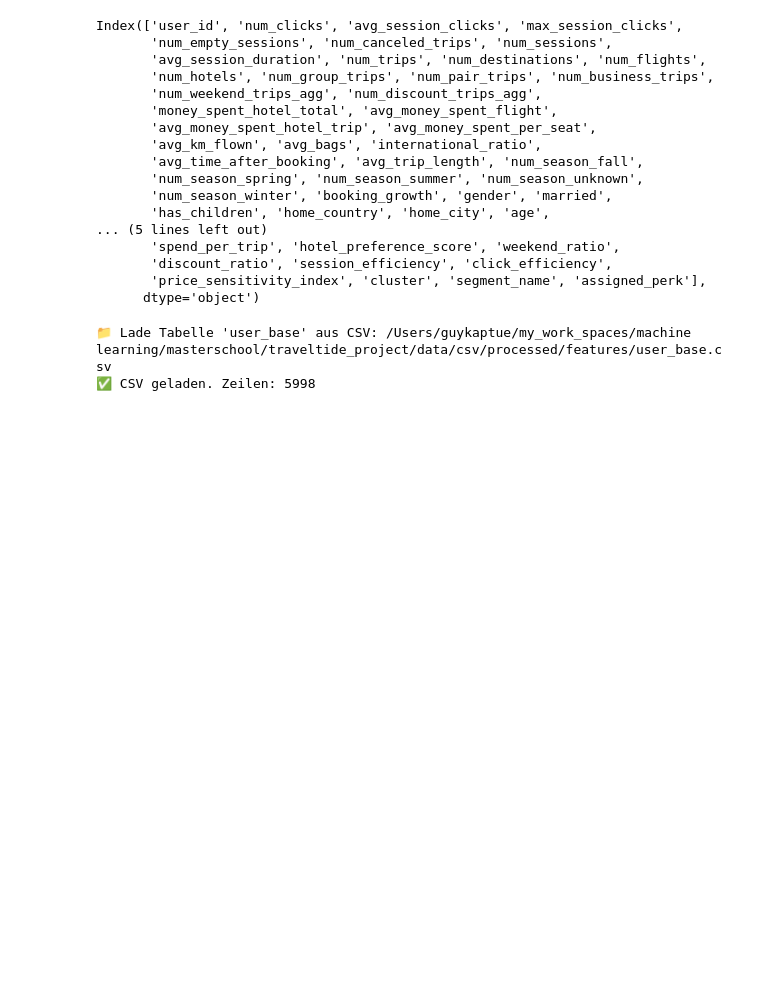
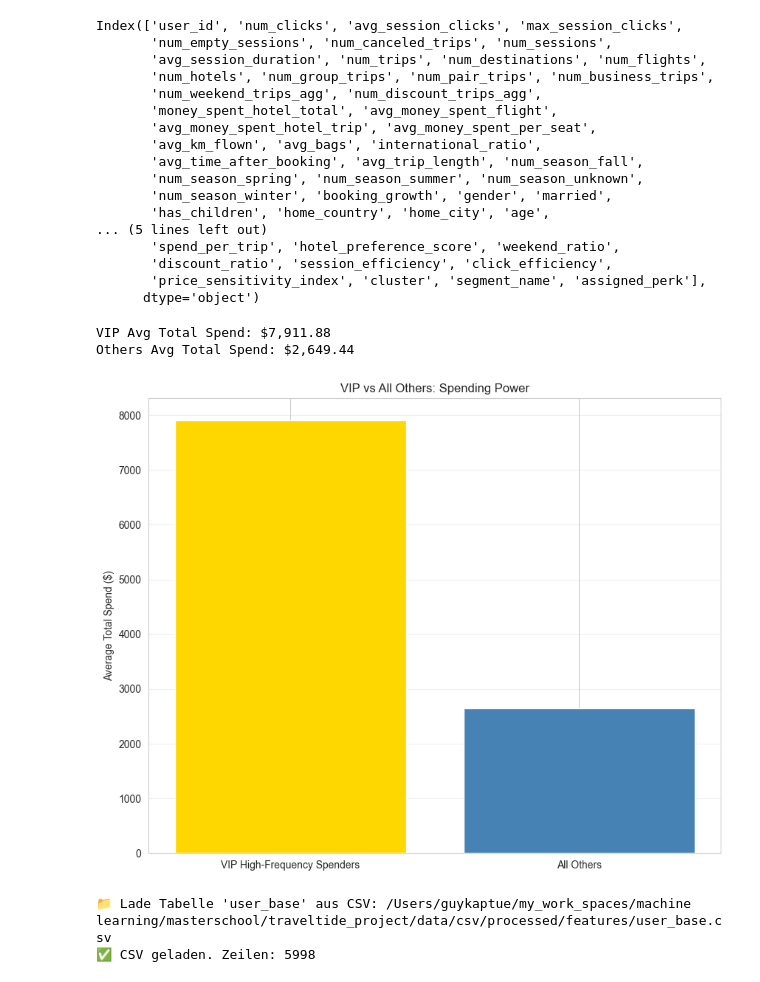
Before and after one commit to GuyKaptue/traveltide_project, a Jupyter notebook: notebooks/segments/ml_model/ml_cluster_analyzer.ipynb, the cells around one changed output. Saved outputs shown, nothing was run; the diff lists cells and outputs as text; code cells hidden in the pictures; blank space fills up the shorter version.

```diff
--- a/notebooks/segments/ml_model/ml_cluster_analyzer.ipynb
+++ b/notebooks/segments/ml_model/ml_cluster_analyzer.ipynb
@@ -677,6 +681,40 @@ Index(['user_id', 'num_clicks', 'avg_session_clicks', 'max_session_clicks',
        'discount_ratio', 'session_efficiency', 'click_efficiency',
        'price_sensitivity_index', 'cluster', 'segment_name', 'assigned_perk'],
       dtype='object')
+# %%
+# Angenommen dein DataFrame heißt df
+# VIP-Segment definieren: z.B. Segment-Name enthält "VIP High-Frequency Spenders"
+vip_mask = kmeans_segmentation['segment_name'] == 'VIP High-Frequency Spenders'
+
+# Durchschnittlicher Total Spend für VIPs
+avg_vip_spend = kmeans_segmentation.loc[vip_mask, 'total_spend'].mean()
+
+# Durchschnittlicher Total Spend für alle anderen
+avg_other_spend = kmeans_segmentation.loc[~vip_mask, 'total_spend'].mean()
+
+print(f"VIP Avg Total Spend: ${avg_vip_spend:,.2f}")
+print(f"Others Avg Total Spend: ${avg_other_spend:,.2f}")
+# %% [output]
+VIP Avg Total Spend: $7,911.88
+Others Avg Total Spend: $2,649.44
+# %%
+import matplotlib.pyplot as plt
+
+avg_spends = {
+    'VIP High-Frequency Spenders': avg_vip_spend,
+    'All Others': avg_other_spend
+}
+
+plt.figure(figsize=(10,8))
+plt.bar(avg_spends.keys(), avg_spends.values(), color=['gold','steelblue'])
+plt.ylabel("Average Total Spend ($)")
+plt.title("VIP vs All Others: Spending Power")
+plt.grid(axis='y', alpha=0.3)
+save_path = os.path.join(project_root, 'reports', 'segment', 'ml_model', 'kmeans', 'vip_spend_vs_all_others.png')
+plt.savefig(save_path, dpi=300)
+plt.show()
+# %% [output]
+[figure, added]
 # %%
 users=loader.load_table(data_type='feature', table_name='user_base')
 users.columns
```
Also changed, not shown: parts of 2 cells of this notebook, 2 other files.
